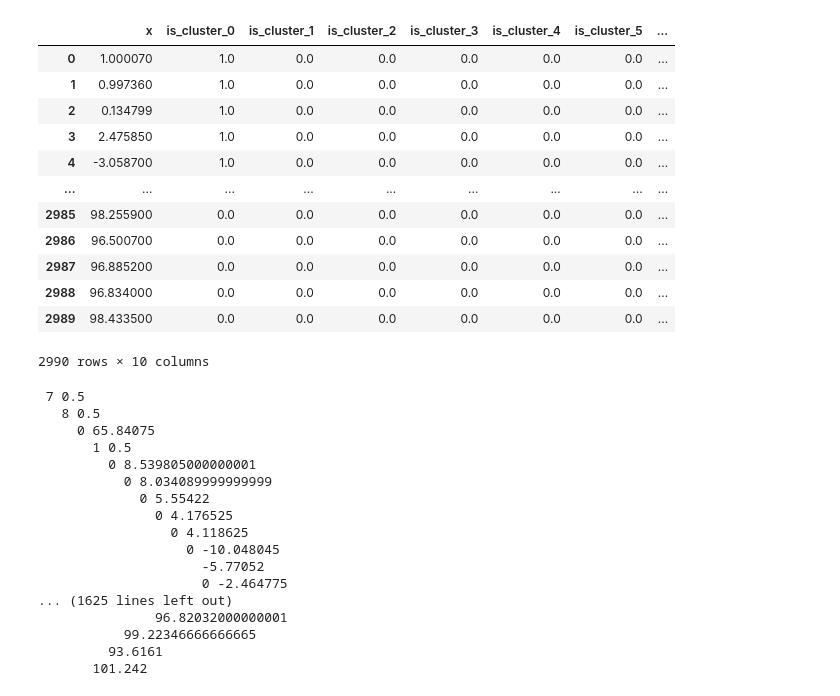
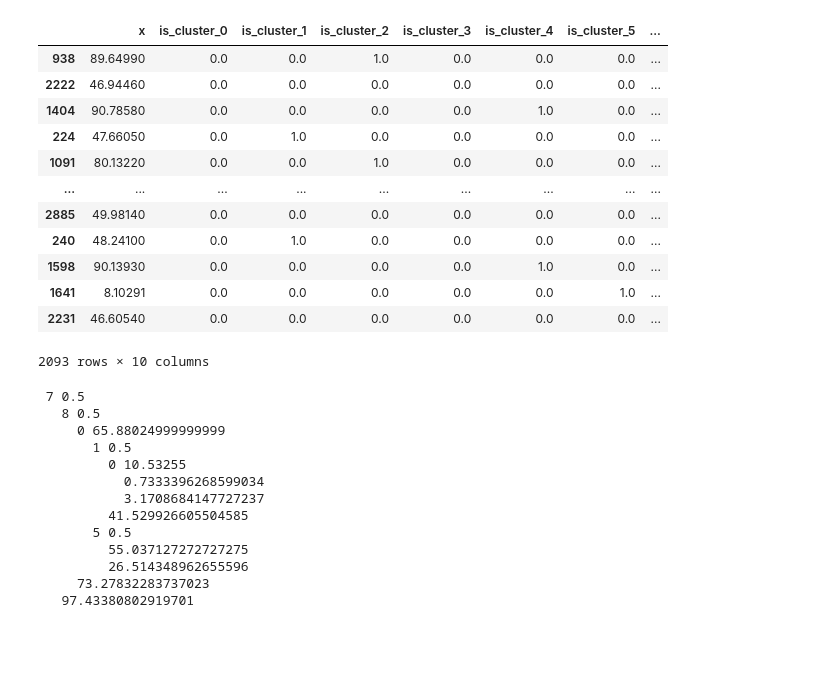
Before and after one commit to haroonsyed/Rust-Machine-Learning, a Jupyter notebook: notebooks/Regression-Tree.ipynb, the cells around one changed output. Cells and saved outputs as stored; diff of their text form; code cells hidden in the pictures; blank space fills up the shorter version.

Commit message:
Finished regression trees.

```diff
--- a/notebooks/Regression-Tree.ipynb
+++ b/notebooks/Regression-Tree.ipynb
@@ -5,11 +7,11 @@ import pandas as pd
 # %%
 # Get the csv data
 # df = pd.read_csv("../data/iris.data")
-# df = pd.read_csv("../data/kmeans-dataset.csv")
+df = pd.read_csv("../data/kmeans-dataset.csv")
 # df = pd.read_csv("../data/winequality-red.csv")
-df = pd.DataFrame({
-  "Dosage": [0.0,2.0,4.0,8.0,11.0,13.0,15.0,18.0,20.0,22.0,25.0,26.0,27.0,28.0,29.0,31.0,34.0,36.0,37.0],
-  "Effectiveness": [0.0,0.0,0.0,0.0,5.0,18.0,100.0,100.0,100.0,100.0,60.0,58.0,56.0,52.0,48.0,15.0,0.0,0.0,0.0]
-})
+# df = pd.DataFrame({
+#   "Dosage": [0.0,2.0,4.0,8.0,11.0,13.0,15.0,18.0,20.0,22.0,25.0,26.0,27.0,28.0,29.0,31.0,34.0,36.0,37.0],
+#   "Effectiveness": [0.0,0.0,0.0,0.0,5.0,18.0,100.0,100.0,100.0,100.0,60.0,58.0,56.0,52.0,48.0,15.0,0.0,0.0,0.0]
+# })
 df
 # %% [output]
@@ -54,7 +52,7 @@ def one_hot_encode(df, columns):
 
     encoded.drop(encoded.columns[columns], axis=1, inplace=True)
     return (encoded, feature_to_cols)
-to_encode = []
+to_encode = [2]
 encoded, feature_to_encoded_cols = one_hot_encode(df, to_encode)
 encoded
 # %% [output]
@@ -86,51 +96,48 @@ def remove_encoded_category_data_and_label(encoded, feature_to_encoded_cols, lab
 # %%
 # Now setup the train/test data
 # We will train it to predict y based on x and cluster
 label_col = 1
 
-train_data, test_data = split_train_test(encoded, 1.0, False)
+train_data, test_data = split_train_test(encoded, 0.7)
 
 # Feature Data
 train_data_features = train_data.copy()
 remove_encoded_category_data_and_label(train_data_features, feature_to_encoded_cols, label_col)
 train_data_features_list = train_data_features.values.tolist()
 
 # Label Data
 train_data_labels = train_data[train_data.columns[label_col]].values.tolist()
 train_data_features
 # %% [output]
 |  | x | is_cluster_0 | is_cluster_1 | is_cluster_2 | is_cluster_3 | is_cluster_4 | is_cluster_5 | ... |
-| 0 | 1.000070 | 1.0 | 0.0 | 0.0 | 0.0 | 0.0 | 0.0 | ... |
-| 1 | 0.997360 | 1.0 | 0.0 | 0.0 | 0.0 | 0.0 | 0.0 | ... |
-| 2 | 0.134799 | 1.0 | 0.0 | 0.0 | 0.0 | 0.0 | 0.0 | ... |
-| 3 | 2.475850 | 1.0 | 0.0 | 0.0 | 0.0 | 0.0 | 0.0 | ... |
-| 4 | -3.058700 | 1.0 | 0.0 | 0.0 | 0.0 | 0.0 | 0.0 | ... |
+| 938 | 89.64990 | 0.0 | 0.0 | 1.0 | 0.0 | 0.0 | 0.0 | ... |
+| 2222 | 46.94460 | 0.0 | 0.0 | 0.0 | 0.0 | 0.0 | 0.0 | ... |
+| 1404 | 90.78580 | 0.0 | 0.0 | 0.0 | 0.0 | 1.0 | 0.0 | ... |
+| 224 | 47.66050 | 0.0 | 1.0 | 0.0 | 0.0 | 0.0 | 0.0 | ... |
+| 1091 | 80.13220 | 0.0 | 0.0 | 1.0 | 0.0 | 0.0 | 0.0 | ... |
 | ... | ... | ... | ... | ... | ... | ... | ... | ... |
-| 2985 | 98.255900 | 0.0 | 0.0 | 0.0 | 0.0 | 0.0 | 0.0 | ... |
-| 2986 | 96.500700 | 0.0 | 0.0 | 0.0 | 0.0 | 0.0 | 0.0 | ... |
-| 2987 | 96.885200 | 0.0 | 0.0 | 0.0 | 0.0 | 0.0 | 0.0 | ... |
-| 2988 | 96.834000 | 0.0 | 0.0 | 0.0 | 0.0 | 0.0 | 0.0 | ... |
-| 2989 | 98.433500 | 0.0 | 0.0 | 0.0 | 0.0 | 0.0 | 0.0 | ... |
+| 2885 | 49.98140 | 0.0 | 0.0 | 0.0 | 0.0 | 0.0 | 0.0 | ... |
+| 240 | 48.24100 | 0.0 | 1.0 | 0.0 | 0.0 | 0.0 | 0.0 | ... |
+| 1598 | 90.13930 | 0.0 | 0.0 | 0.0 | 0.0 | 1.0 | 0.0 | ... |
+| 1641 | 8.10291 | 0.0 | 0.0 | 0.0 | 0.0 | 0.0 | 1.0 | ... |
+| 2231 | 46.60540 | 0.0 | 0.0 | 0.0 | 0.0 | 0.0 | 0.0 | ... |
-2990 rows × 10 columns
+2093 rows × 10 columns
 # %%
 # Now train the model
-trained_model = Rust_Machine_Learning.RegressionTree(train_data_features_list, train_data_labels)
+datapoints_per_node = 500
+trained_model = Rust_Machine_Learning.RegressionTree(train_data_features_list, train_data_labels, datapoints_per_node)
 trained_model.print()
 # %% [output]
  7 0.5
    8 0.5
-     0 65.84075
+     0 65.88024999999999
        1 0.5
-         0 8.539805000000001
-           0 8.034089999999999
-             0 5.55422
-               0 4.176525
-                 0 4.118625
-                   0 -10.048045
-                     -5.77052
-                     0 -2.464775
-... (1625 lines left out)
-               96.82032000000001
-           99.22346666666665
-         93.6161
-       101.242
+         0 10.53255
+           0.7333396268599034
+           3.1708684147727237
+         41.529926605504585
+       5 0.5
+         55.037127272727275
+         26.514348962655596
+     73.27832283737023
+   97.43380802919701
```
Also changed, not shown: parts of 6 cells of this notebook, 5 other files.
